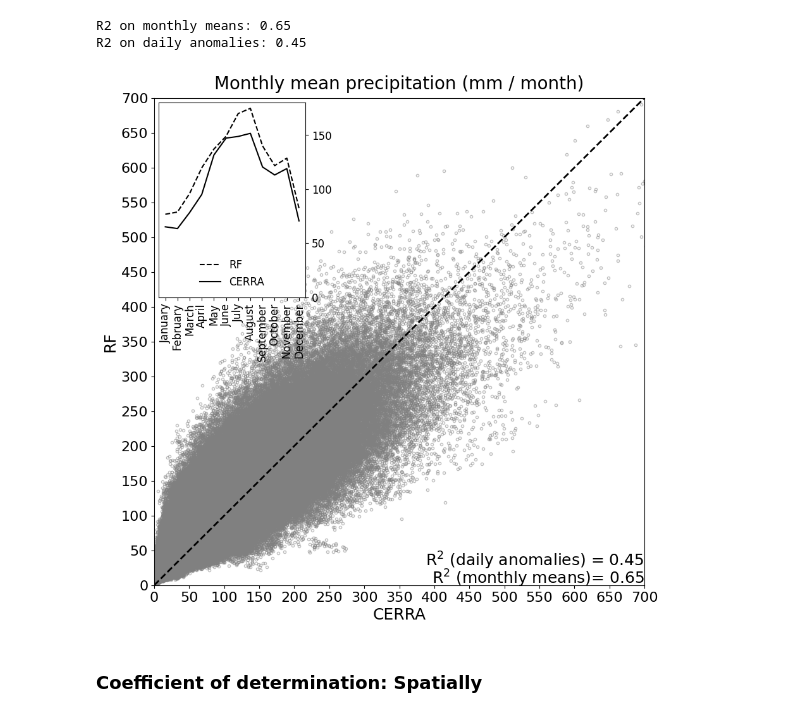
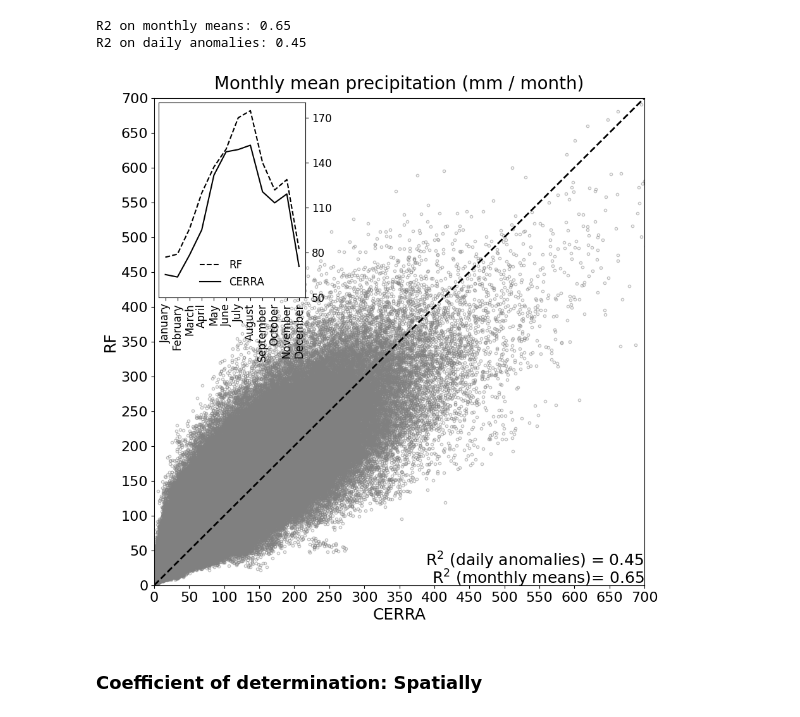
Before and after one commit to suriyahgit/downScaleML, a Jupyter notebook: Notebooks/rf_bias_testing_precipitation.ipynb, the cells around one changed output. Saved outputs shown, nothing was run; the diff lists cells and outputs as text; code cells hidden in the pictures.

```diff
--- a/Notebooks/rf_bias_testing_precipitation.ipynb
+++ b/Notebooks/rf_bias_testing_precipitation.ipynb
@@ -191,36 +191,36 @@ ax.plot(y_true_mv, y_pred_mv, 'o', alpha=.5, markeredgecolor='grey', markerfacec
 interval = np.arange(0, 750, 50)
 ax.plot(interval, interval, color='k', lw=2, ls='--')
 
 # add coefficients of determination
 ax.text(interval[-1] - 0.5, interval[0] + 2, s='R$^2$ (monthly means)= {:.2f}'.format(r2_mm), ha='right', fontsize=18)
 ax.text(interval[-1] - 0.5, interval[0] + 27.5, s='R$^2$ (daily anomalies) = {:.2f}'.format(r2_anom), ha='right', fontsize=18)
 
 # format axes
 ax.set_ylim(interval[0], interval[-1])
 ax.set_xlim(interval[0], interval[-1])
 ax.set_xticks(interval)
 ax.set_xticklabels(interval, fontsize=16)
 ax.set_yticks(interval)
 ax.set_yticklabels(interval, fontsize=16)
 ax.set_xlabel(TRUE, fontsize=18)
 ax.set_ylabel(PRED, fontsize=18)
 ax.set_title('Monthly mean {} (mm / month)'.format(NAMES[PREDICTAND]), fontsize=20, pad=10);
 
 # add axis for annual cycle
 axins = inset_axes(ax, width="30%", height="40%", loc=2, borderpad=0.5)
 axins.plot(y_pred_ac, ls='--', color='k', label=PRED)
 axins.plot(y_true_ac, ls='-', color='k', label=TRUE)
 axins.legend(frameon=False, fontsize=12, loc='lower center');
-axins.set_yticks(np.arange(0, 200, 50))
-axins.set_yticklabels(np.arange(0, 200, 50), fontsize=12)
+axins.set_yticks(np.arange(50, 200, 30))
+axins.set_yticklabels(np.arange(50, 200, 30), fontsize=12)
 axins.yaxis.tick_right()
 axins.set_xticks(np.arange(0, 12))
 axins.set_xticklabels([calendar.month_name[i + 1] for i in np.arange(0, 12)], rotation=90, fontsize=12)
 
 # save figure
 fig.savefig('../Notebooks/Figures/{}_r2.png'.format(PREDICTAND), dpi=300, bbox_inches='tight')
 # %% [output]
-[figure, old version]
+[figure, new version]
 # %% [markdown]
 ### Coefficient of determination: Spatially
 # %%
```
Also changed, not shown: 19 other files.
